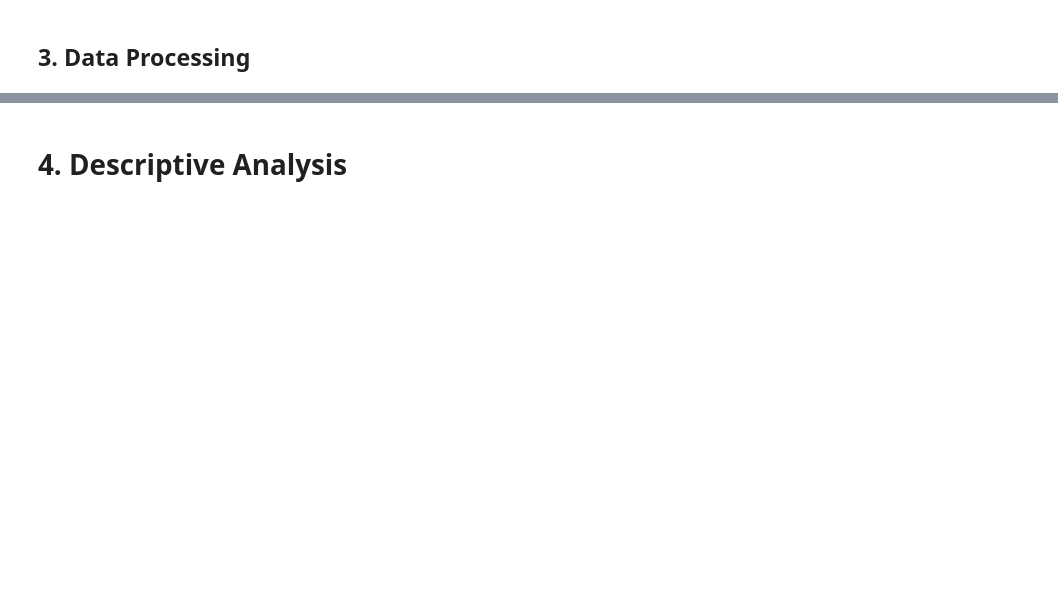
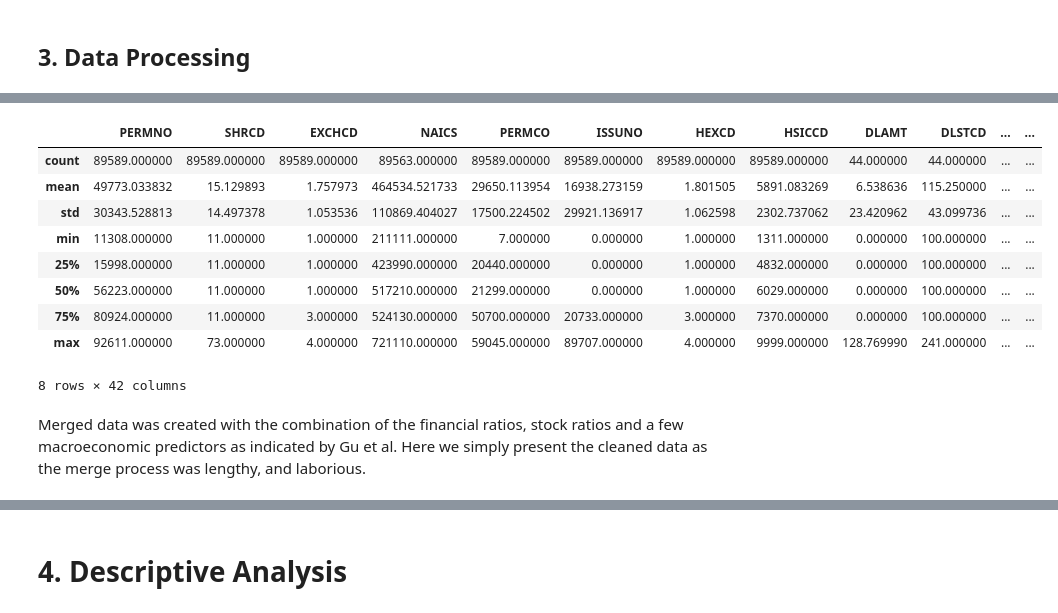
Before and after one commit to wenjiaqi8255/ML_Portfolio_Optmization, a Jupyter notebook: Final Project.ipynb, the cells around one changed output, grey strips where cells are left out. Cells and saved outputs as stored; diff of their text form; code cells hidden in the pictures; blank space fills up the shorter version.

```diff
--- a/Final Project.ipynb
+++ b/Final Project.ipynb
@@ -91,6 +116,19 @@ financial_ratios.info()
 # %%
 stock = pd.read_csv("2014-2024 Buffet Portfolio - stock.csv")
-stock.info()
+stock.describe()
+# %% [output]
+|  | PERMNO | SHRCD | EXCHCD | NAICS | PERMCO | ISSUNO | HEXCD | HSICCD | DLAMT | DLSTCD | ... | ... |
+| count | 89589.000000 | 89589.000000 | 89589.000000 | 89563.000000 | 89589.000000 | 89589.000000 | 89589.000000 | 89589.000000 | 44.000000 | 44.000000 | ... | ... |
+| mean | 49773.033832 | 15.129893 | 1.757973 | 464534.521733 | 29650.113954 | 16938.273159 | 1.801505 | 5891.083269 | 6.538636 | 115.250000 | ... | ... |
+| std | 30343.528813 | 14.497378 | 1.053536 | 110869.404027 | 17500.224502 | 29921.136917 | 1.062598 | 2302.737062 | 23.420962 | 43.099736 | ... | ... |
+| min | 11308.000000 | 11.000000 | 1.000000 | 211111.000000 | 7.000000 | 0.000000 | 1.000000 | 1311.000000 | 0.000000 | 100.000000 | ... | ... |
+| 25% | 15998.000000 | 11.000000 | 1.000000 | 423990.000000 | 20440.000000 | 0.000000 | 1.000000 | 4832.000000 | 0.000000 | 100.000000 | ... | ... |
+| 50% | 56223.000000 | 11.000000 | 1.000000 | 517210.000000 | 21299.000000 | 0.000000 | 1.000000 | 6029.000000 | 0.000000 | 100.000000 | ... | ... |
+| 75% | 80924.000000 | 11.000000 | 3.000000 | 524130.000000 | 50700.000000 | 20733.000000 | 3.000000 | 7370.000000 | 0.000000 | 100.000000 | ... | ... |
+| max | 92611.000000 | 73.000000 | 4.000000 | 721110.000000 | 59045.000000 | 89707.000000 | 4.000000 | 9999.000000 | 128.769990 | 241.000000 | ... | ... |
+8 rows × 42 columns
+# %% [markdown]
+Merged data was created with the combination of the financial ratios, stock ratios and a few macroeconomic predictors as indicated by Gu et al. Here we simply present the cleaned data as the merge process was lengthy, and laborious.
 # %%
 merged_data = pd.read_csv("merged_financial_stock_macro_data.csv")
 merged_data = merged_data.drop(merged_data.columns[0], axis=1)
```
Also changed, not shown: parts of 33 cells of this notebook, 1 other file.
